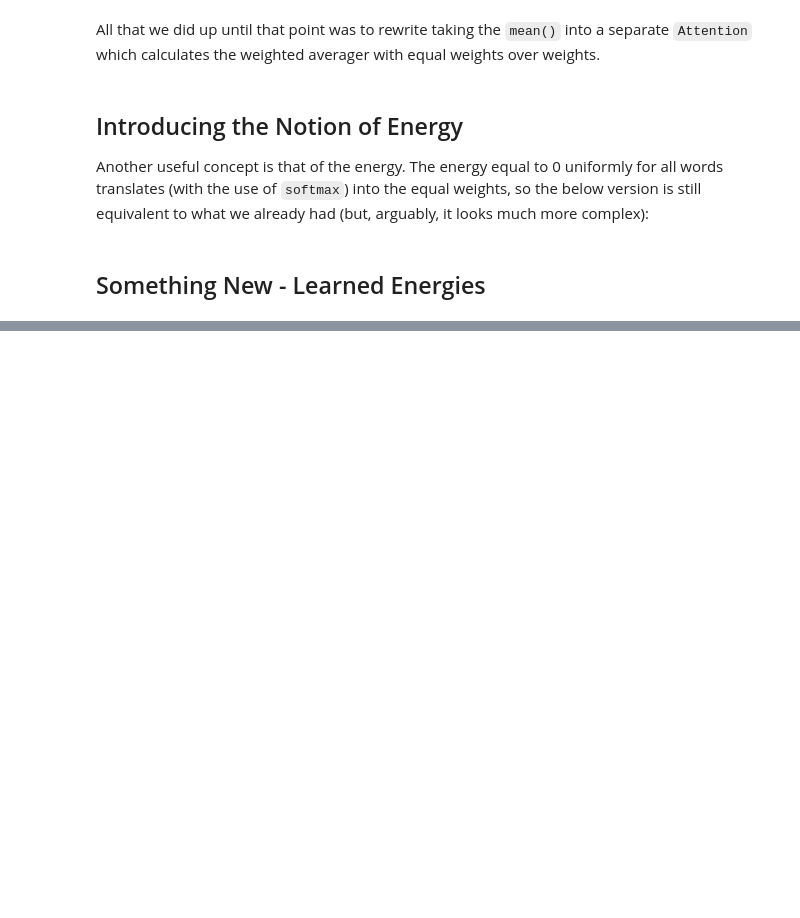
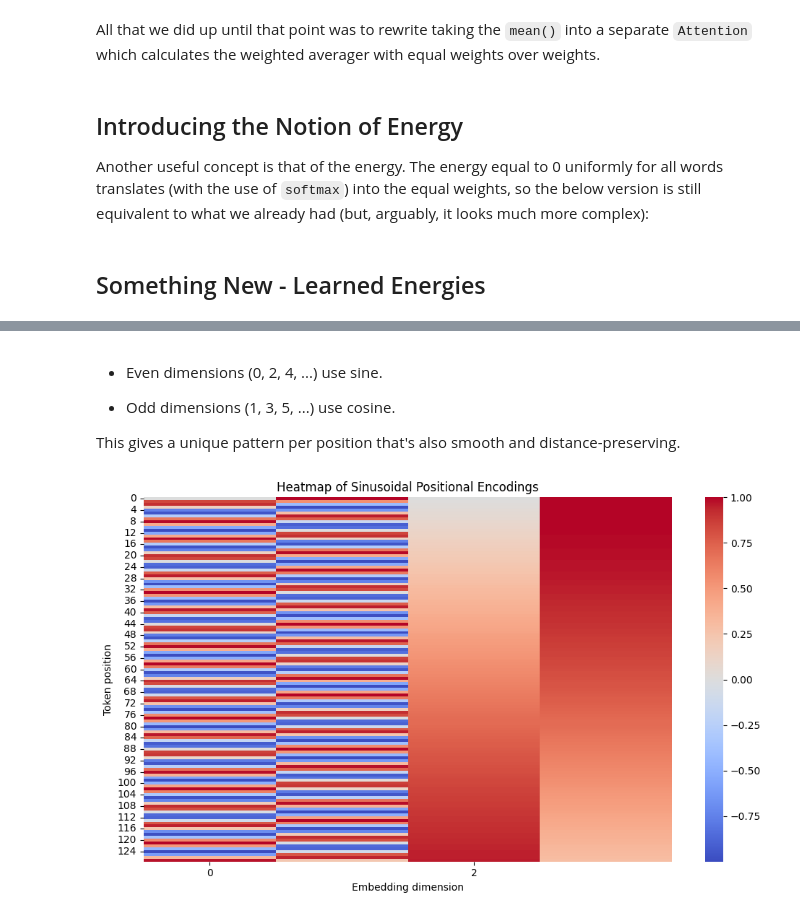
Before and after one commit to roguxivlo/Machine-Learning-2024, a Jupyter notebook: Lab12_nlp-introduction.ipynb, the cells around one changed output, grey strips where cells are left out. Cells and saved outputs as stored; diff of their text form; code cells hidden in the pictures; blank space fills up the shorter version.

```diff
--- a/Lab12_nlp-introduction.ipynb
+++ b/Lab12_nlp-introduction.ipynb
@@ -756,0 +866,36 @@ Epoch 040 | Train Loss: 0.1865, Acc: 0.9277 | Val Loss: 0.2768, Acc: 0.8876
+# %%
+pos_cnt = 4
+
+def sinusoid_positions(max_len = MAX_LEN, dim = pos_cnt):
+    pos = torch.arange(max_len, device=device).float().unsqueeze(1)
+    i   = torch.arange(dim, device=device).float().unsqueeze(0)
+    angle = pos / (10000 ** (2 * (i//2) / dim))
+    S = torch.zeros(max_len, dim, device=device)
+    S[:, 0::2] = torch.sin(angle[:, 0::2])
+    S[:, 1::2] = torch.cos(angle[:, 1::2])
+    return S          #  SIZE: words, features  (constant matrix throuoght all computations)
+# %% [markdown]
+ - Even dimensions (0, 2, 4, ...) use sine.
+
+ - Odd dimensions (1, 3, 5, ...) use cosine.
+
+This gives a unique pattern per position that's also smooth and distance-preserving.
+# %%
+
+
+import matplotlib.pyplot as plt
+import seaborn as sns
+
+# Create sinusoidal matrix S
+S = sinusoid_positions()
+
+# Plot as heatmap
+plt.figure(figsize=(10, 6))
+sns.heatmap(S, cmap="coolwarm", cbar=True, xticklabels=2, yticklabels=4)
+plt.title("Heatmap of Sinusoidal Positional Encodings")
+plt.xlabel("Embedding dimension")
+plt.ylabel("Token position")
+plt.tight_layout()
+plt.show()
+# %% [output]
+[figure, added]
```
Also changed, not shown: parts of 25 cells of this notebook.
